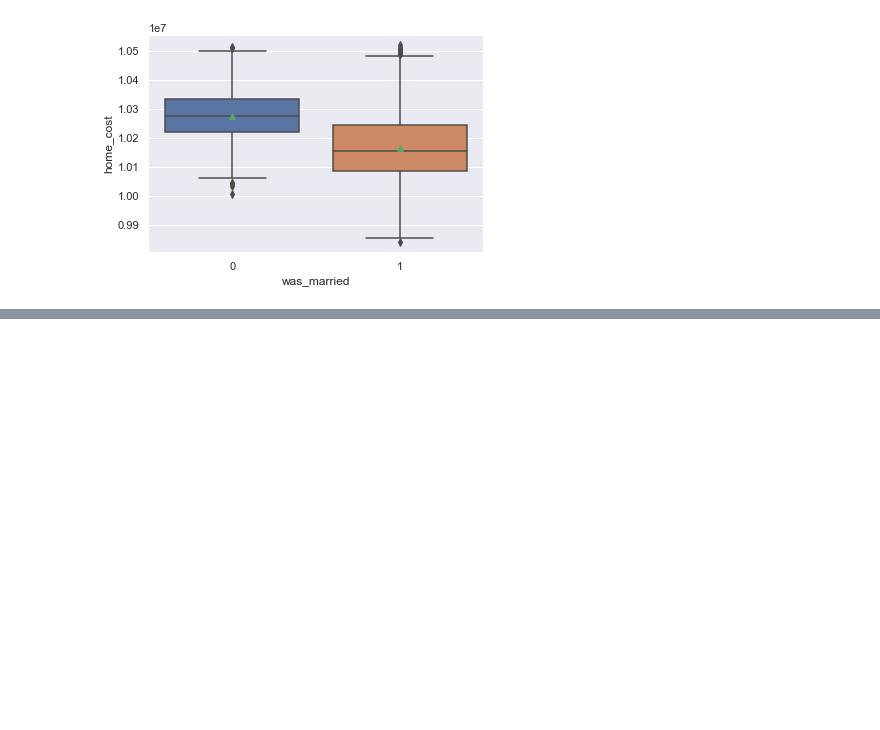
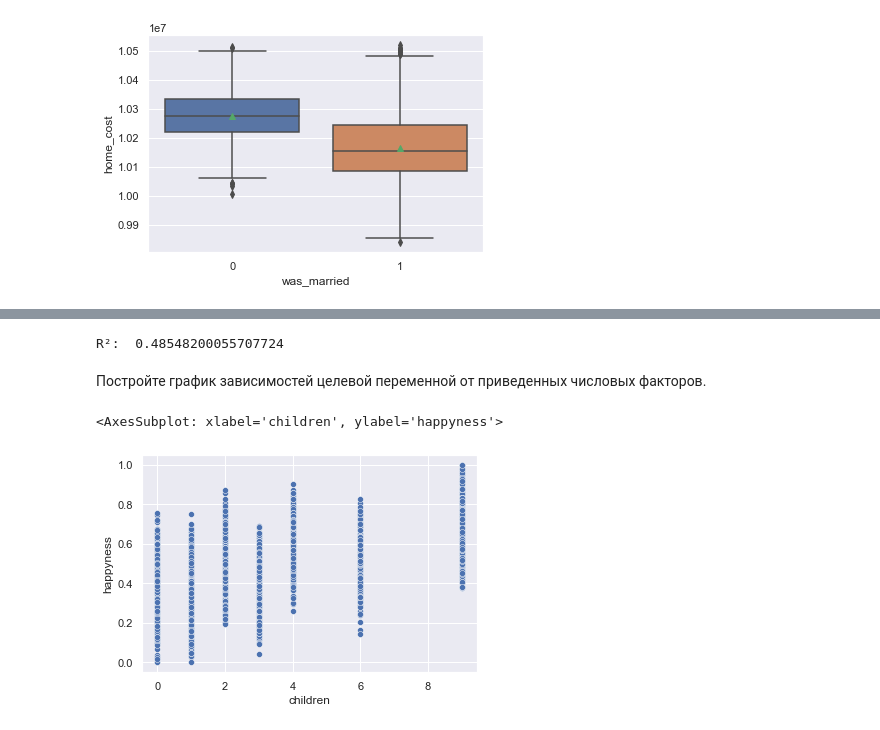
Before and after one commit to RedsquareM/dataanalysisHW, a Jupyter notebook: hw3.ipynb, the cells around one changed output, grey strips where cells are left out. Drawn from its saved outputs; the diff is of its cells as text; code cells hidden in the pictures; blank space fills up the shorter version.

```diff
--- a/hw3.ipynb
+++ b/hw3.ipynb
@@ -591,0 +584,18 @@ plt.show()
+# %%
+# Посмотрим na R squared
+print('R²: ', SMF_model.rsquared)
+
+#Модель регрессии, хорошо соответствует данным, настроена таким образом, что изменения
+# X приводят к изменениям Y.
+#Так что да, мы можем предсказать уровень счастья
+# в нашем случае R2 мало
+# %% [output]
+R²:  0.48548200055707724
+# %% [markdown]
+Постройте график зависимостей целевой переменной от приведенных числовых факторов.
+# %%
+# Строим графики Children vs Happyness
+sns.scatterplot(x='children', y='happyness', data=df)
+# %% [output]
+<AxesSubplot: xlabel='children', ylabel='happyness'>
+[figure, added]
```
Also changed, not shown: parts of 14 cells of this notebook.
